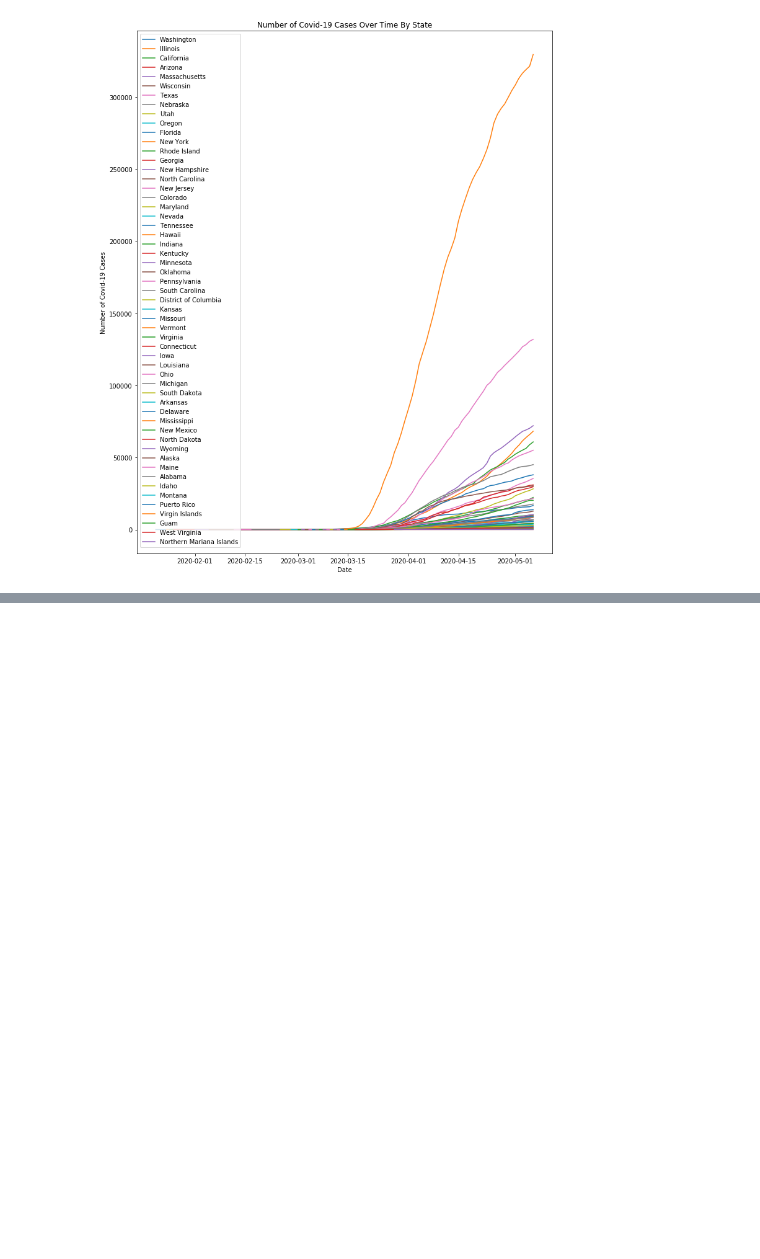
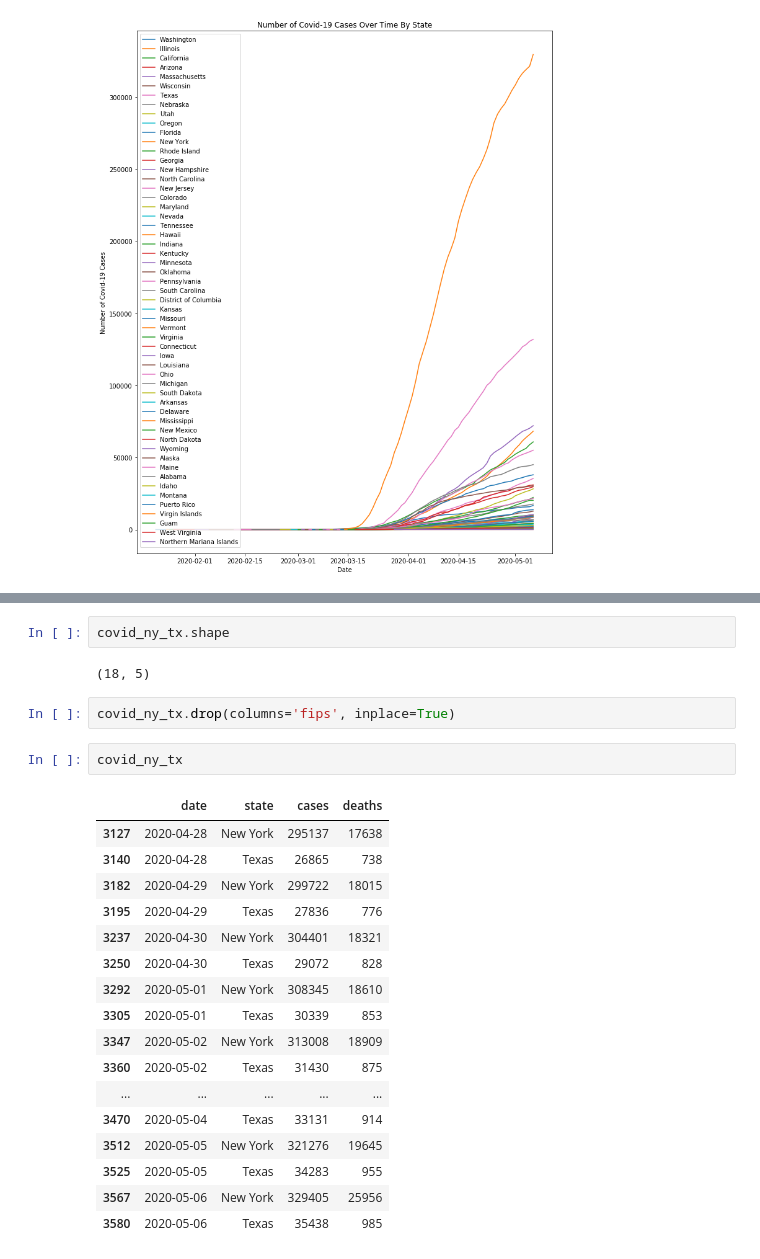
Before and after one commit to JulKelman/Sentiment-Analysis-of-Covid-19-Related-Tweets, a Jupyter notebook: julia/Covid-19 State Data .ipynb, the cells around one changed output, grey strips where cells are left out. Saved outputs shown, nothing was run; the diff lists cells and outputs as text; blank space fills up the shorter version.

```diff
--- a/julia/Covid-19 State Data .ipynb
+++ b/julia/Covid-19 State Data .ipynb
@@ -278,0 +310,26 @@ plt.legend([state for state in states['state'].unique()], loc='upper left');
+# %%
+covid_ny_tx.shape
+# %% [output]
+(18, 5)
+# %%
+covid_ny_tx.drop(columns='fips', inplace=True)
+# %%
+covid_ny_tx
+# %% [output]
+|  | date | state | cases | deaths |
+| 3127 | 2020-04-28 | New York | 295137 | 17638 |
+| 3140 | 2020-04-28 | Texas | 26865 | 738 |
+| 3182 | 2020-04-29 | New York | 299722 | 18015 |
+| 3195 | 2020-04-29 | Texas | 27836 | 776 |
+| 3237 | 2020-04-30 | New York | 304401 | 18321 |
+| 3250 | 2020-04-30 | Texas | 29072 | 828 |
+| 3292 | 2020-05-01 | New York | 308345 | 18610 |
+| 3305 | 2020-05-01 | Texas | 30339 | 853 |
+| 3347 | 2020-05-02 | New York | 313008 | 18909 |
+| 3360 | 2020-05-02 | Texas | 31430 | 875 |
+| ... | ... | ... | ... | ... |
+| 3470 | 2020-05-04 | Texas | 33131 | 914 |
+| 3512 | 2020-05-05 | New York | 321276 | 19645 |
+| 3525 | 2020-05-05 | Texas | 34283 | 955 |
+| 3567 | 2020-05-06 | New York | 329405 | 25956 |
+| 3580 | 2020-05-06 | Texas | 35438 | 985 |
```
Also changed, not shown: parts of 7 cells of this notebook, 5 other files.
